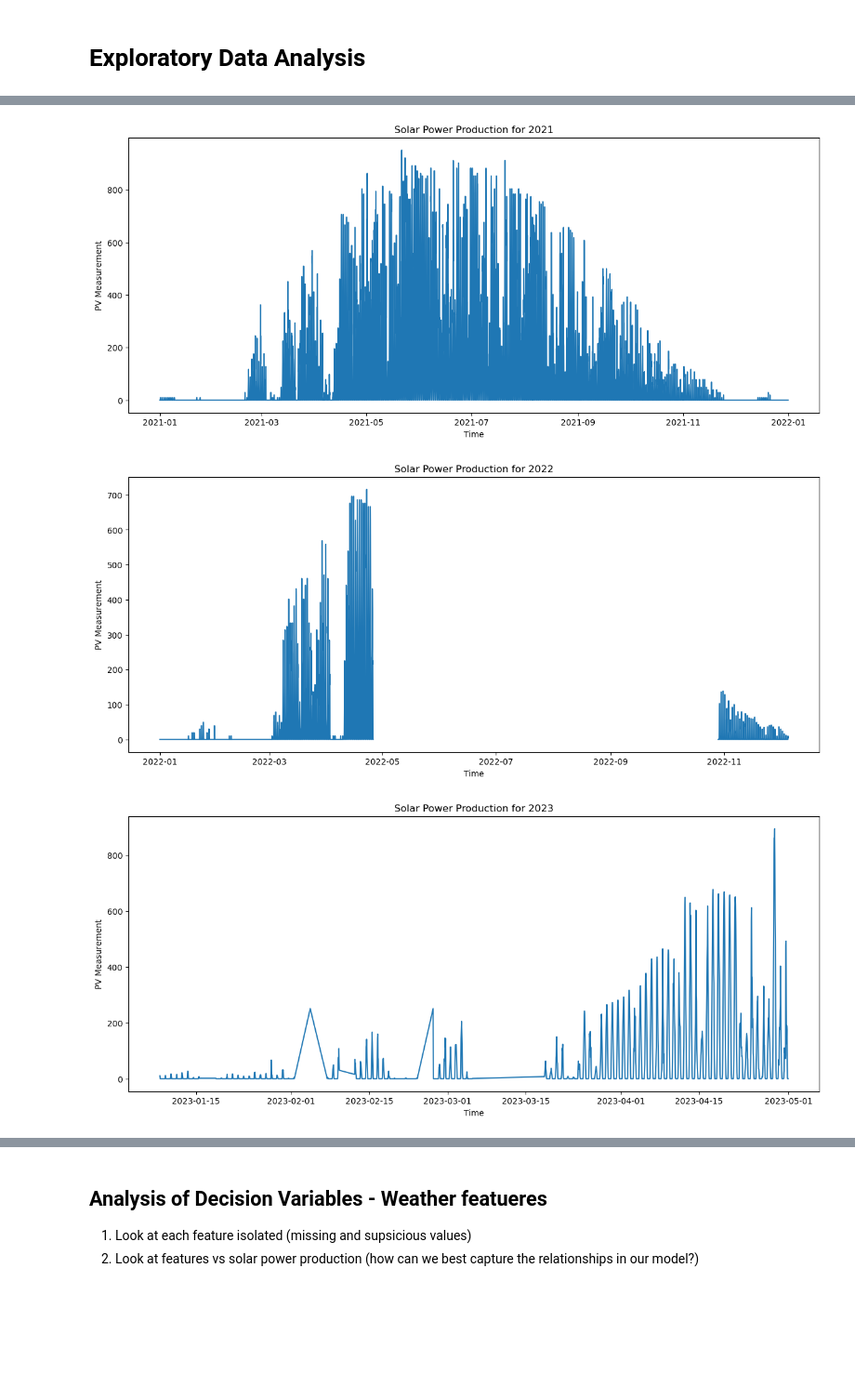
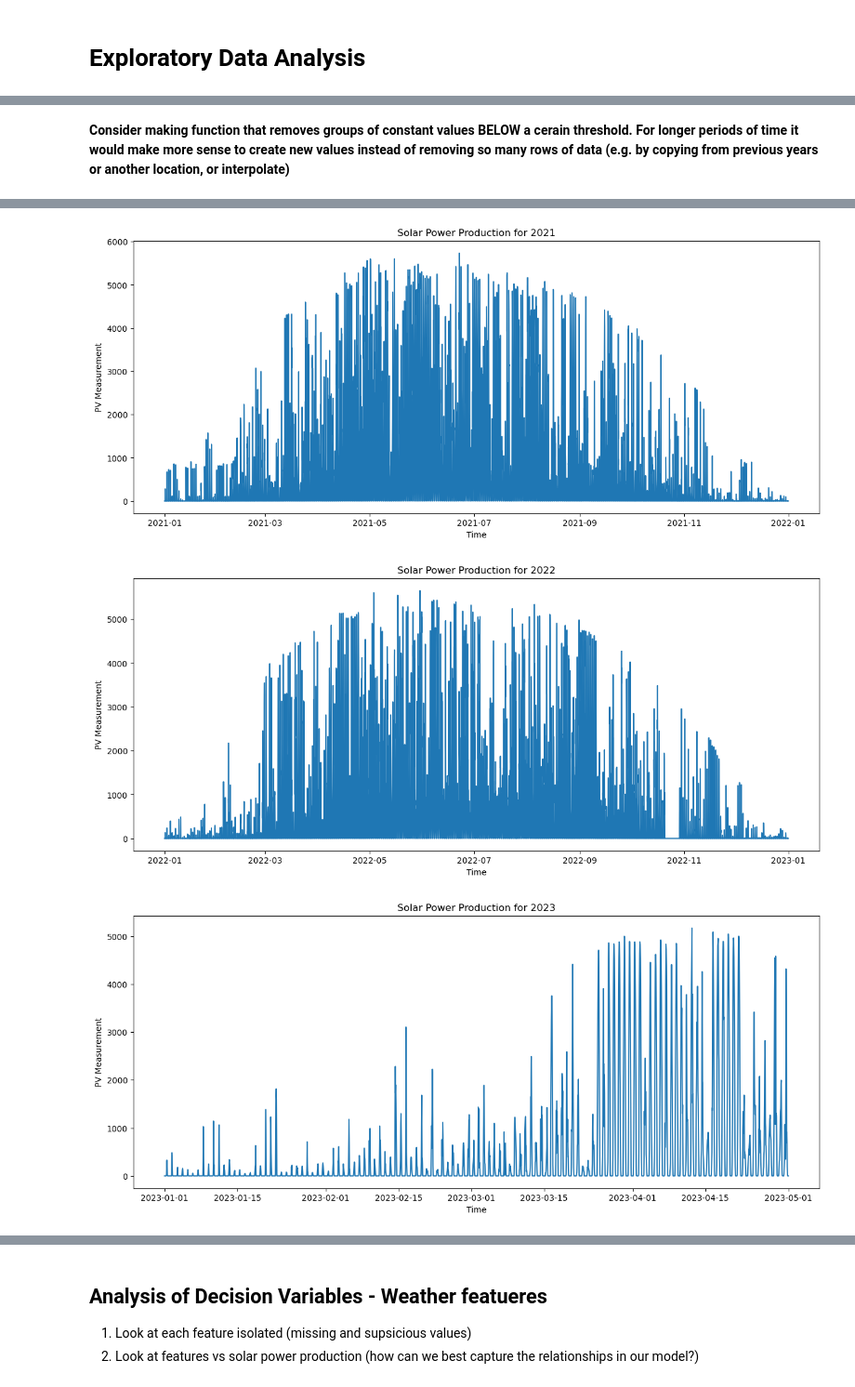
Before and after one commit to henningolweus/MLprosjekt, a Jupyter notebook: data/DataExploration.ipynb, the cells around one changed output, grey strips where cells are left out. Shown at 93% size. Cells and saved outputs as stored; diff of their text form; code cells hidden in the pictures; blank space fills up the shorter version.

```diff
--- a/data/DataExploration.ipynb
+++ b/data/DataExploration.ipynb
@@ -201,8 +235,15 @@ def pre_process(X_train,X_test, y_train):
-# %%
-#Pre-Process dataset A
-X_train_a, X_test_a, y_train_a = pre_process(X_train_a,X_test_estimated_a,train_a)
-X_train_b, X_test_b, y_train_b = pre_process(X_train_b,X_test_estimated_b,train_b)
-X_train_c, X_test_c, y_train_c = pre_process(X_train_c,X_test_estimated_c,train_c)
+# %%
+X_train_a_hourly = transform_to_hourly(X_train_a, agg_dict1)
+X_train_b_hourly = transform_to_hourly(X_train_b, agg_dict1)
+X_train_c_hourly = transform_to_hourly(X_train_c, agg_dict1)
+
+X_test_a = transform_to_hourly(X_test_estimated_a, agg_dict1)
+X_test_b = transform_to_hourly(X_test_estimated_b, agg_dict1)
+X_test_c = transform_to_hourly(X_test_estimated_c, agg_dict1)
+# %%
+X_train_a, y_train_a = align_X_y(X_train_a_hourly, train_a)
+X_train_b, y_train_b = align_X_y(X_train_b_hourly, train_b)
+X_train_c, y_train_c = align_X_y(X_train_c_hourly, train_c)
 # %% [markdown]
 ###
 # %% [markdown]
@@ -242,3 +339,5 @@ def solar_prod_plot(y_train, years_per_plot = 5):
+# %% [markdown]
+**Consider making function that removes groups of constant values BELOW a cerain threshold. For longer periods of time it would make more sense to create new values instead of removing so many rows of data (e.g. by copying from previous years or another location, or interpolate)**
 # %%
-solar_prod_plot(y_train_c,1)
+solar_prod_plot(y_train_a,1)
 # %% [output]
@@ -247,3 +346,3 @@ solar_prod_plot(y_train_c,1)
-[figure, old version]
+[figure, new version]
-[figure, old version]
+[figure, new version]
-[figure, old version]
+[figure, new version]
```
Also changed, not shown: parts of 45 cells of this notebook, 10 other files.
